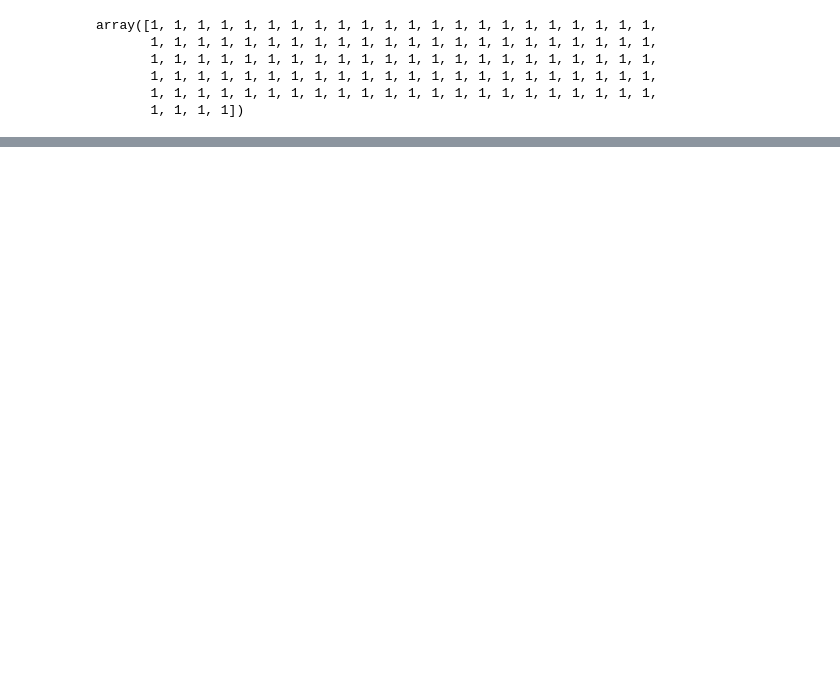
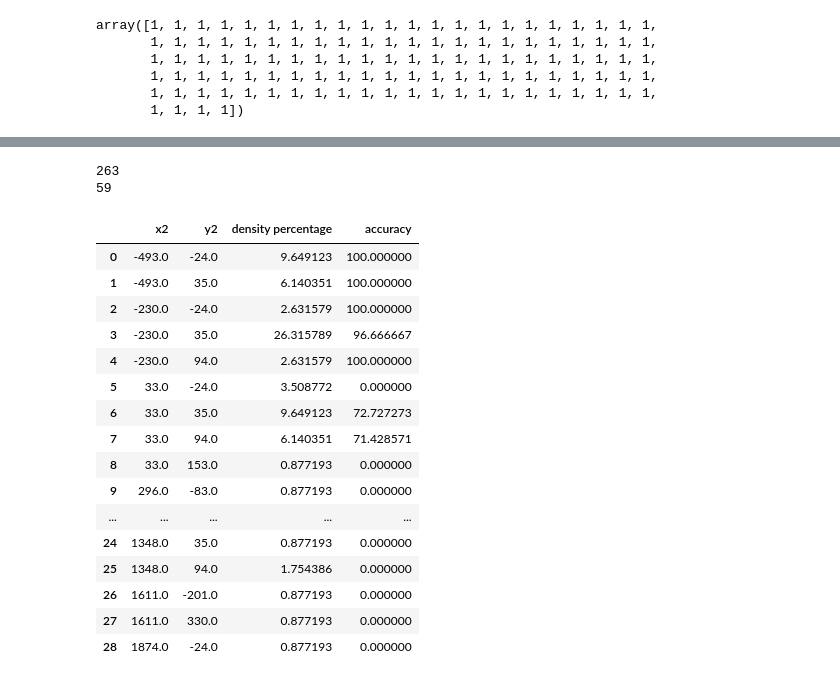
Before and after one commit to apoorva-sh/zodiac-experiments, a Jupyter notebook: experiments.ipynb, the cells around one changed output, grey strips where cells are left out. Cells and saved outputs as stored; diff of their text form; code cells hidden in the pictures; blank space fills up the shorter version.

Commit message:
Adding density map code

```diff
--- a/experiments.ipynb
+++ b/experiments.ipynb
@@ -156,3 +140,5 @@ y_axis
+# %%
+y_axis = y_axis.as_integer_ratio()[0]
 # %%
 x_l = []
 y_l = []
@@ -192,2 +167,0 @@ y_l
-# %%
-test = test.join(test_x)
@@ -283,0 +205,64 @@ dataframe.groupby(['X_grid','Y_grid']).sum()
+# %%
+def genDensity(data,x_l,y_l):
+    """
+     get count of data points in a grid line and accuracy percentage
+    """
+    densityMap = []
+    for r in data.values:
+        totx = 0
+        toty = 0
+        for i in range(0,len(x_l)-1):
+            totx = inWindow(x_l[i],x_l[i+1],r,0)
+            if totx == 1:
+                xval = x_l[i+1]
+                break
+        for j in range(0,len(y_l)-1):
+            toty = inWindow(y_l[j],y_l[j+1],r,1)
+            if toty == 1:
+                yval = y_l[j+1]
+                break
+        if r[4] == True:
+            acc = 1
+        else:
+            acc = 0
+        densityMap.append([xval,yval,1, acc])
+
+    densityMapF = pd.DataFrame(data=densityMap, columns=['x2','y2','density percentage','accuracy'])
+
+
+    densityMapF = densityMapF.groupby(['x2','y2']).sum()
+
+
+    densityMapF.reset_index(inplace=True)
+
+    densityMapF['accuracy'] = densityMapF['accuracy']*100.0/densityMapF['density percentage']
+    densityMapF['density percentage'] = densityMapF['density percentage']*100.0/len(data)
+
+    return densityMapF
+# %%
+x_l_1, y_l_1 = genXY(10,test)
+# %% [output]
+263
+59
+# %%
+densityMap = pd.DataFrame(data=genDensity(test,x_l,y_l), columns=['x2','y2','density percentage','accuracy'])
+# %%
+densityMap
+# %% [output]
+|  | x2 | y2 | density percentage | accuracy |
+| 0 | -493.0 | -24.0 | 9.649123 | 100.000000 |
+| 1 | -493.0 | 35.0 | 6.140351 | 100.000000 |
+| 2 | -230.0 | -24.0 | 2.631579 | 100.000000 |
+| 3 | -230.0 | 35.0 | 26.315789 | 96.666667 |
+| 4 | -230.0 | 94.0 | 2.631579 | 100.000000 |
+| 5 | 33.0 | -24.0 | 3.508772 | 0.000000 |
+| 6 | 33.0 | 35.0 | 9.649123 | 72.727273 |
+| 7 | 33.0 | 94.0 | 6.140351 | 71.428571 |
+| 8 | 33.0 | 153.0 | 0.877193 | 0.000000 |
+| 9 | 296.0 | -83.0 | 0.877193 | 0.000000 |
+| ... | ... | ... | ... | ... |
+| 24 | 1348.0 | 35.0 | 0.877193 | 0.000000 |
+| 25 | 1348.0 | 94.0 | 1.754386 | 0.000000 |
+| 26 | 1611.0 | -201.0 | 0.877193 | 0.000000 |
+| 27 | 1611.0 | 330.0 | 0.877193 | 0.000000 |
+| 28 | 1874.0 | -24.0 | 0.877193 | 0.000000 |
```
Also changed, not shown: parts of 21 cells of this notebook, 1 other file.
